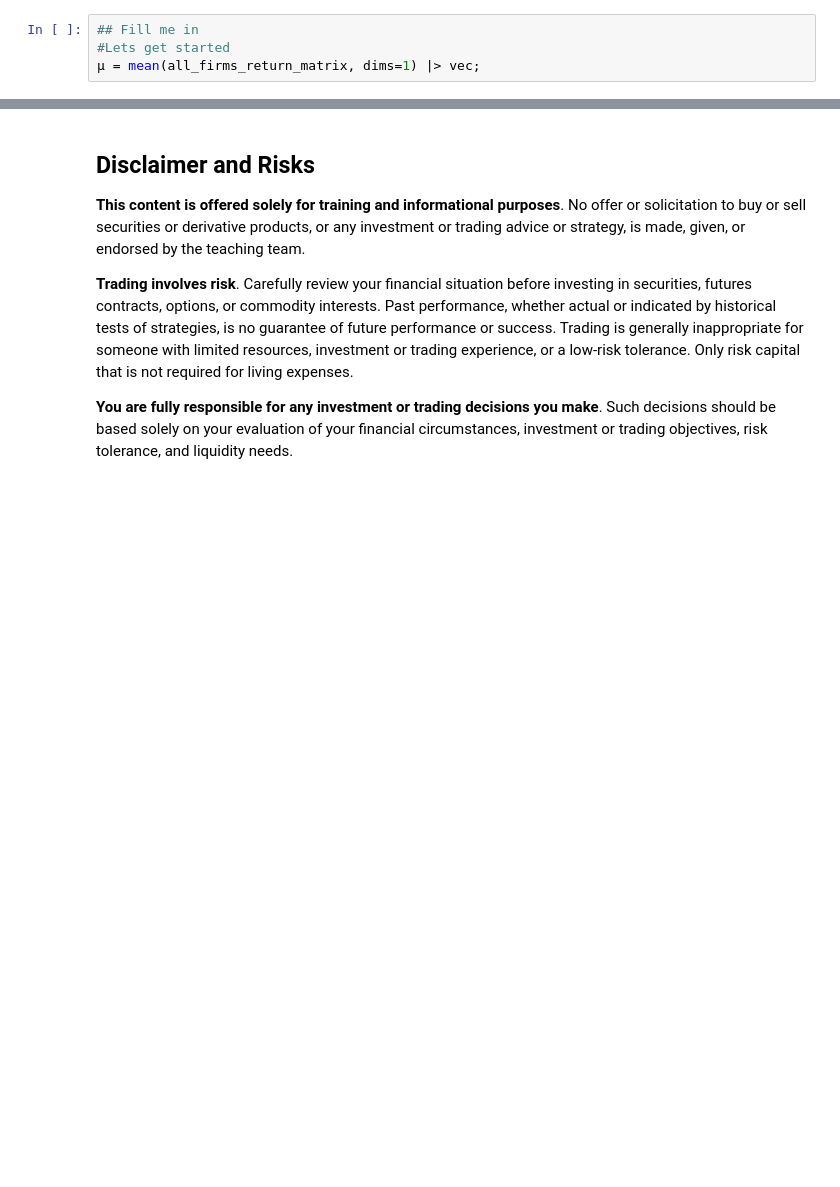
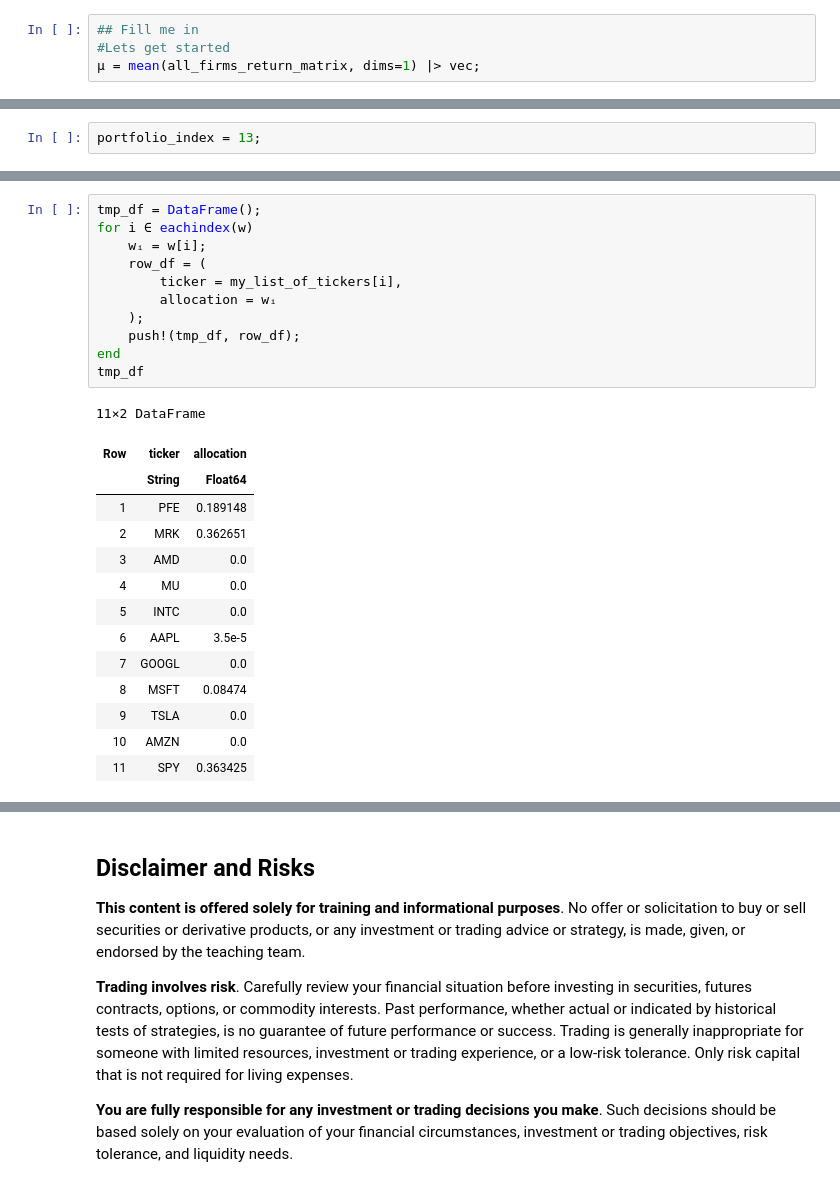
Before and after one commit to bm687/CHEME-5660-Project-Template-F23, a Jupyter notebook: Template.ipynb, the cells around one changed output, grey strips where cells are left out. Saved outputs shown, nothing was run; the diff lists cells and outputs as text; blank space fills up the shorter version.

```diff
--- a/Template.ipynb
+++ b/Template.ipynb
@@ -141,0 +221,2 @@ Present Value of Total Capital Expenses (building and equipment) over 10 years (
+# %%
+portfolio_index = 13;
@@ -141,0 +231,26 @@ Present Value of Total Capital Expenses (building and equipment) over 10 years (
+# %%
+tmp_df = DataFrame();
+for i ∈ eachindex(w)
+    wᵢ = w[i];
+    row_df = (
+        ticker = my_list_of_tickers[i],
+        allocation = wᵢ
+    );
+    push!(tmp_df, row_df);
+end
+tmp_df
+# %% [output]
+11×2 DataFrame
+| Row | ticker | allocation |
+|  | String | Float64 |
+| 1 | PFE | 0.189148 |
+| 2 | MRK | 0.362651 |
+| 3 | AMD | 0.0 |
+| 4 | MU | 0.0 |
+| 5 | INTC | 0.0 |
+| 6 | AAPL | 3.5e-5 |
+| 7 | GOOGL | 0.0 |
+| 8 | MSFT | 0.08474 |
+| 9 | TSLA | 0.0 |
+| 10 | AMZN | 0.0 |
+| 11 | SPY | 0.363425 |
```
Also changed, not shown: parts of 28 cells of this notebook, 5 other files.
